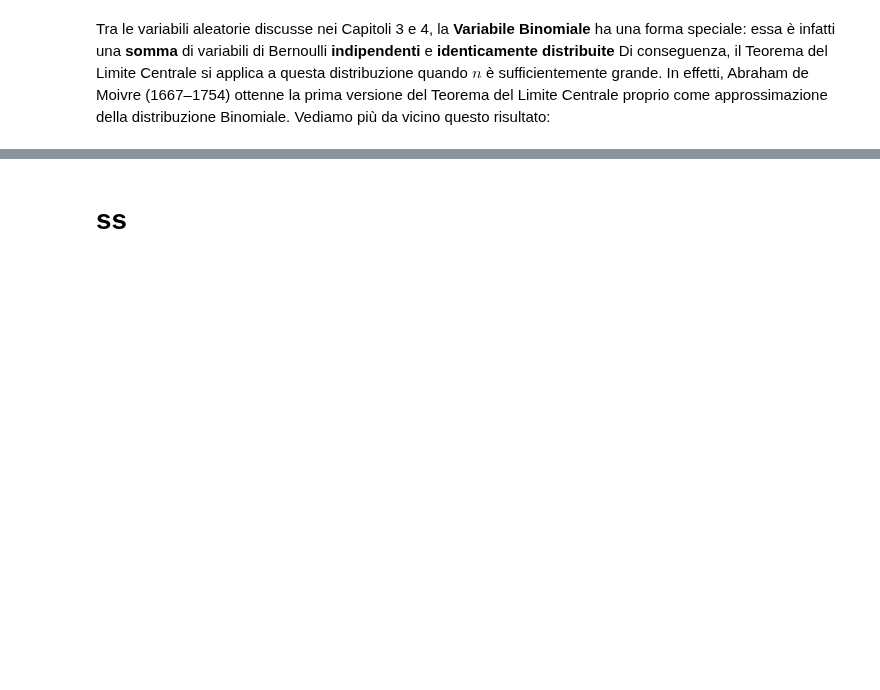
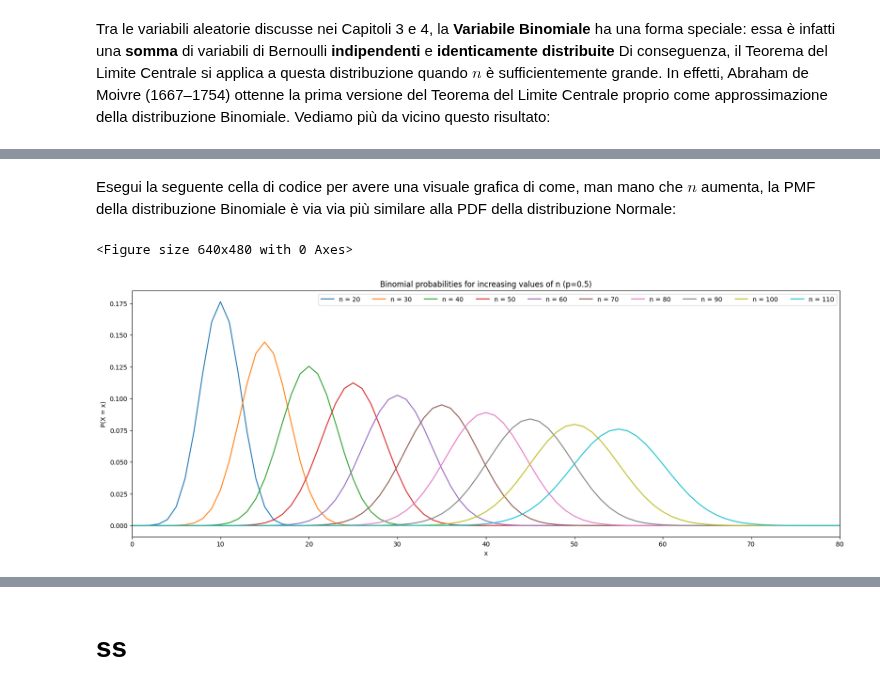
Before and after one commit to QwertyJacob/colab_handouts_PSI, a Jupyter notebook: 4.2.4_CLT.ipynb, the cells around one changed output, grey strips where cells are left out. Cells and saved outputs as stored; diff of their text form; code cells hidden in the pictures; blank space fills up the shorter version.

```diff
--- a/4.2.4_CLT.ipynb
+++ b/4.2.4_CLT.ipynb
@@ -288,0 +300,25 @@ Tra le variabili aleatorie discusse nei Capitoli 3 e 4, la **Variabile Binomiale
+# %% [markdown]
+Esegui la seguente cella di codice per avere una visuale grafica di come, man mano che $ n $ aumenta, la PMF della distribuzione Binomiale è via via più similare alla PDF della distribuzione Normale:
+# %%
+import numpy as np
+import matplotlib.pyplot as plt
+from math import comb
+
+plt.figure()
+# Increase plot size
+plt.figure(figsize=(20,7))
+# Plot binomial PMFs for n = 1,3,5,...,99
+for n in range(20,120, 10):
+    x = np.arange(0, n+1)
+    p = np.array([comb(n, k) * (0.5**k) * (0.5**(n-k)) for k in x])
+    plt.plot(x, p, label=f'n = {n}')
+
+plt.title("Binomial probabilities for increasing values of n (p=0.5)")
+plt.xlabel("x")
+plt.ylabel("P(X = x)")
+plt.xlim(0, 80)
+plt.legend(ncols=10)
+plt.show()
+# %% [output]
+<Figure size 640x480 with 0 Axes>
+[figure, added]
```
Also changed, not shown: parts of 3 cells of this notebook, 1 other file.
